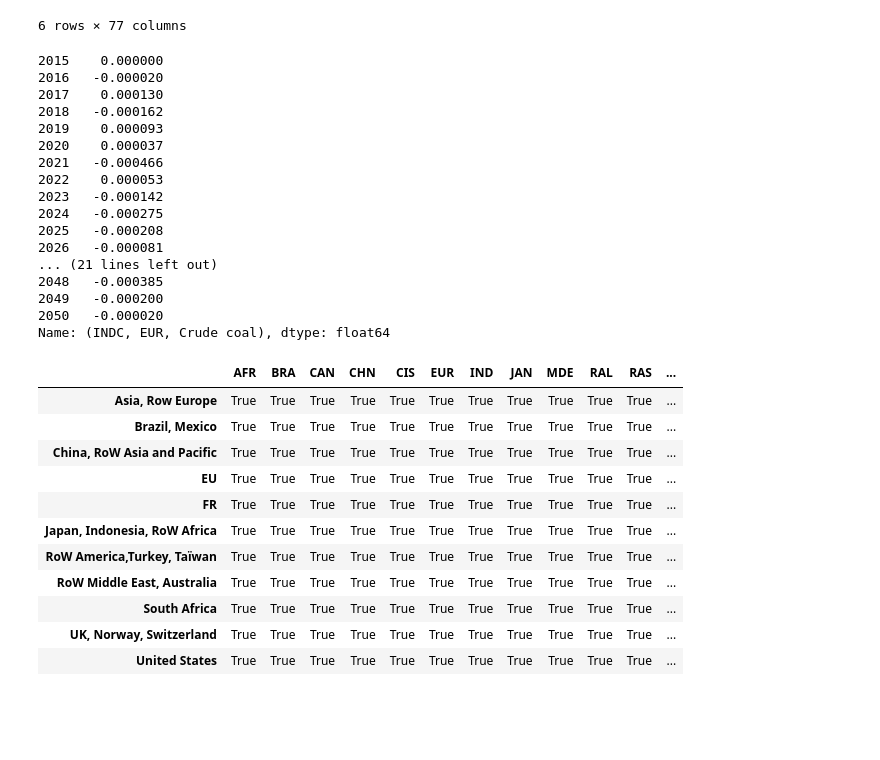
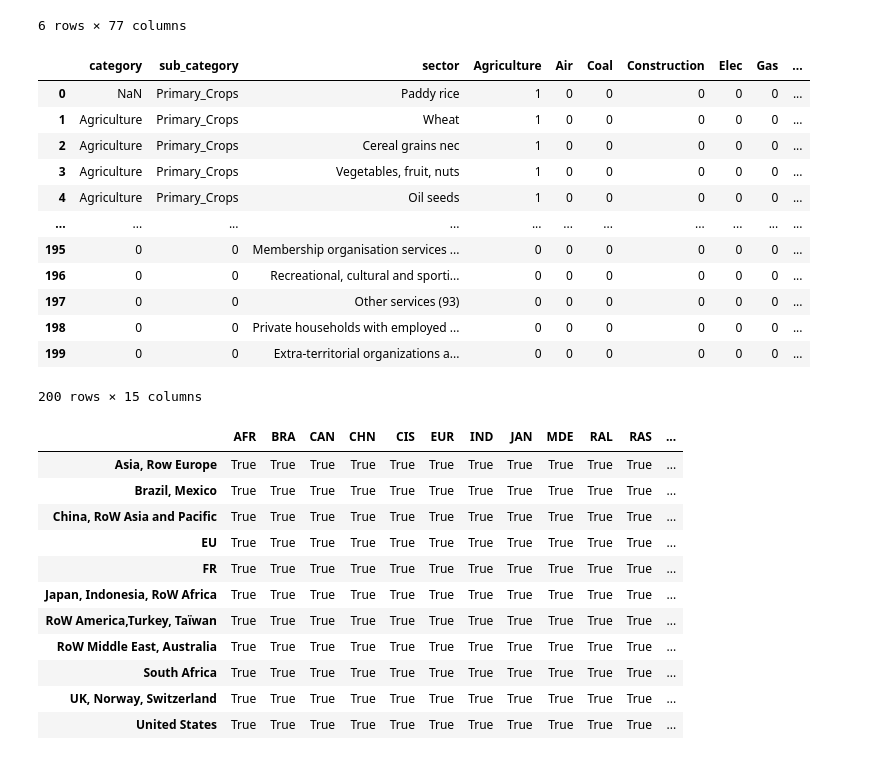
Before and after one commit to Maestrofinn/MatMat-Trade, a Jupyter notebook: main.ipynb, the cells around one changed output. Cells and saved outputs as stored; diff of their text form; code cells hidden in the pictures; blank space fills up the shorter version.

```diff
--- a/main.ipynb
+++ b/main.ipynb
@@ -1133,23 +1136,19 @@ final_data_ratio,final_technical_coef,Link_country,Link=src.advance.extract_data
-# %%
-final_data_ratio.loc["INDC","EUR","Crude coal"]
-# %% [output]
-2015    0.000000
-2016   -0.000020
-2017    0.000130
-2018   -0.000162
-2019    0.000093
-2020    0.000037
-2021   -0.000466
-2022    0.000053
-2023   -0.000142
-2024   -0.000275
-2025   -0.000208
-2026   -0.000081
-... (21 lines left out)
-2048   -0.000385
-2049   -0.000200
-2050   -0.000020
-Name: (INDC, EUR, Crude coal), dtype: float64
+# %%
+pd.read_excel("data/aggregation/IMACLIM_format.xlsx",sheet_name="sectors")
+# %% [output]
+|  | category | sub_category | sector | Agriculture | Air | Coal | Construction | Elec | Gas | ... |
+| 0 | NaN | Primary_Crops | Paddy rice | 1 | 0 | 0 | 0 | 0 | 0 | ... |
+| 1 | Agriculture | Primary_Crops | Wheat | 1 | 0 | 0 | 0 | 0 | 0 | ... |
+| 2 | Agriculture | Primary_Crops | Cereal grains nec | 1 | 0 | 0 | 0 | 0 | 0 | ... |
+| 3 | Agriculture | Primary_Crops | Vegetables, fruit, nuts | 1 | 0 | 0 | 0 | 0 | 0 | ... |
+| 4 | Agriculture | Primary_Crops | Oil seeds | 1 | 0 | 0 | 0 | 0 | 0 | ... |
+| ... | ... | ... | ... | ... | ... | ... | ... | ... | ... | ... |
+| 195 | 0 | 0 | Membership organisation services ... | 0 | 0 | 0 | 0 | 0 | 0 | ... |
+| 196 | 0 | 0 | Recreational, cultural and sporti... | 0 | 0 | 0 | 0 | 0 | 0 | ... |
+| 197 | 0 | 0 | Other services (93) | 0 | 0 | 0 | 0 | 0 | 0 | ... |
+| 198 | 0 | 0 | Private households with employed ... | 0 | 0 | 0 | 0 | 0 | 0 | ... |
+| 199 | 0 | 0 | Extra-territorial organizations a... | 0 | 0 | 0 | 0 | 0 | 0 | ... |
+200 rows × 15 columns
 # %%
 Link.to_excel("/home/mpotfer/Stage/MatMat-Trade/data/IMACLIM_equivalent/opti_S_equivalent1.xlsx",sheet_name="sectors")
 Link_country.to_excel("/home/mpotfer/Stage/MatMat-Trade/data/IMACLIM_equivalent/opti_S_equivalent.xlsx",sheet_name="regions")
```
Also changed, not shown: parts of 9 cells of this notebook.
